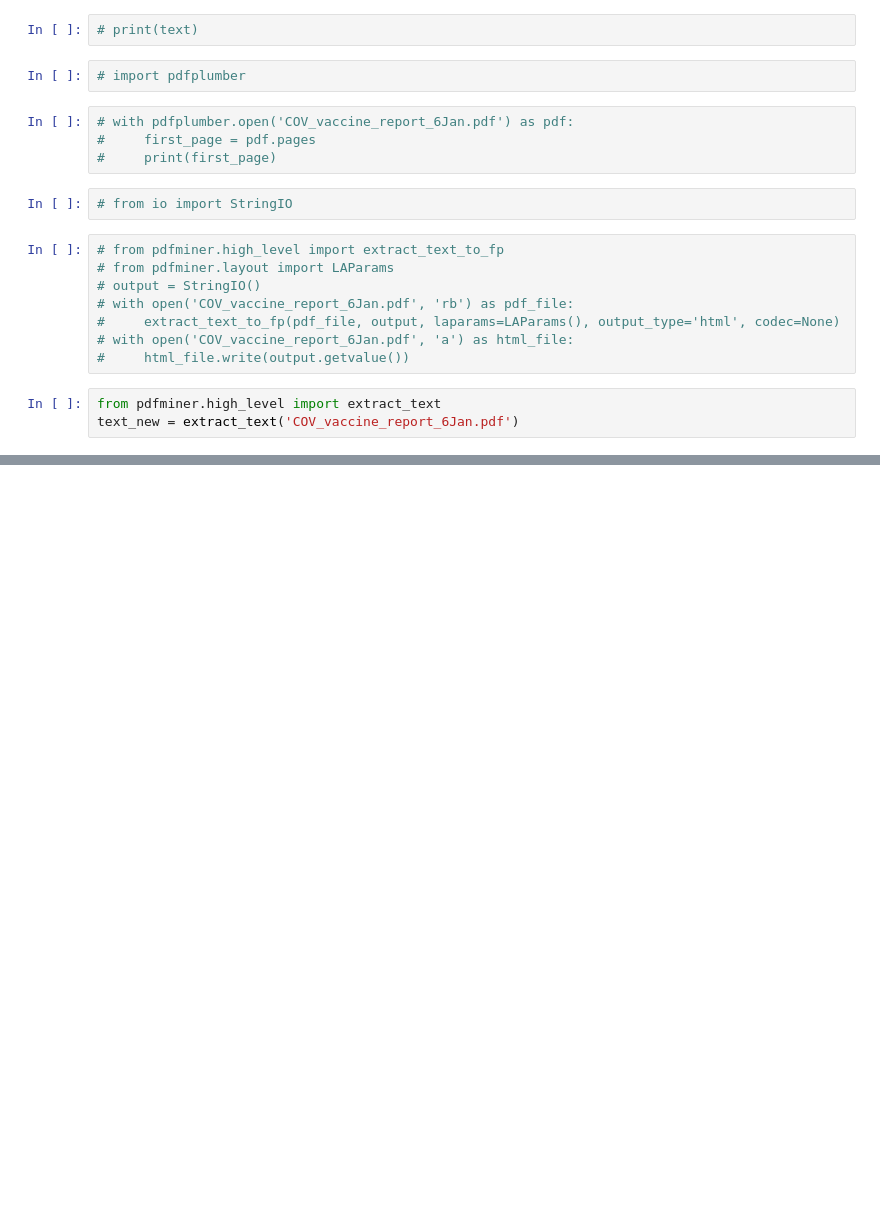
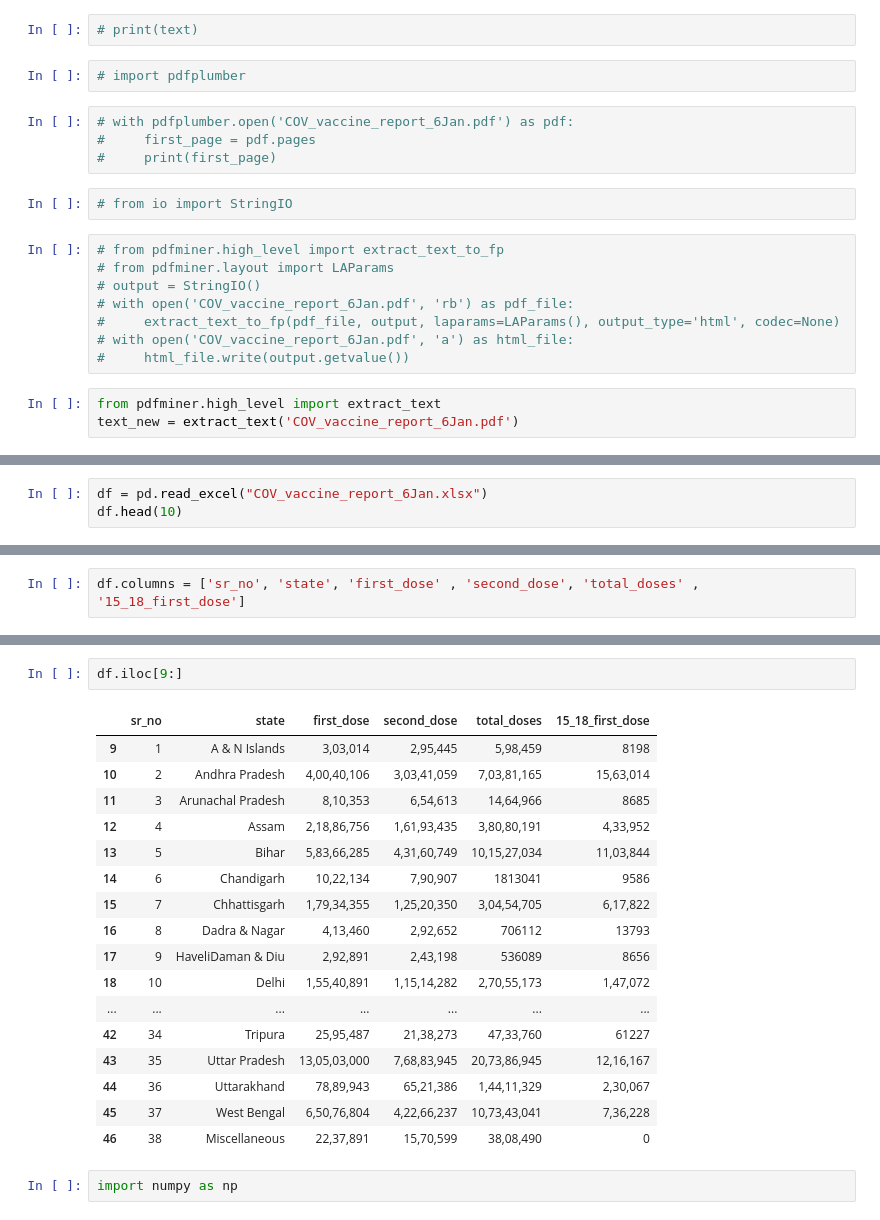
Before and after one commit to areenaarora/india-covid-analysis, a Jupyter notebook: vaccine-numbers.ipynb, the cells around one changed output, grey strips where cells are left out. Cells and saved outputs as stored; diff of their text form; blank space fills up the shorter version.

```diff
--- a/vaccine-numbers.ipynb
+++ b/vaccine-numbers.ipynb
@@ -68,0 +37,3 @@ Beneficiaries Vaccinated
+# %%
+df = pd.read_excel("COV_vaccine_report_6Jan.xlsx")
+df.head(10)
@@ -68,0 +68,2 @@ Beneficiaries Vaccinated
+# %%
+df.columns = ['sr_no', 'state', 'first_dose' , 'second_dose', 'total_doses' , '15_18_first_dose']
@@ -68,0 +95,22 @@ Beneficiaries Vaccinated
+# %%
+df.iloc[9:]
+# %% [output]
+|  | sr_no | state | first_dose | second_dose | total_doses | 15_18_first_dose |
+| 9 | 1 | A & N Islands | 3,03,014 | 2,95,445 | 5,98,459 | 8198 |
+| 10 | 2 | Andhra Pradesh | 4,00,40,106 | 3,03,41,059 | 7,03,81,165 | 15,63,014 |
+| 11 | 3 | Arunachal Pradesh | 8,10,353 | 6,54,613 | 14,64,966 | 8685 |
+| 12 | 4 | Assam | 2,18,86,756 | 1,61,93,435 | 3,80,80,191 | 4,33,952 |
+| 13 | 5 | Bihar | 5,83,66,285 | 4,31,60,749 | 10,15,27,034 | 11,03,844 |
+| 14 | 6 | Chandigarh | 10,22,134 | 7,90,907 | 1813041 | 9586 |
+| 15 | 7 | Chhattisgarh | 1,79,34,355 | 1,25,20,350 | 3,04,54,705 | 6,17,822 |
+| 16 | 8 | Dadra & Nagar | 4,13,460 | 2,92,652 | 706112 | 13793 |
+| 17 | 9 | HaveliDaman & Diu | 2,92,891 | 2,43,198 | 536089 | 8656 |
+| 18 | 10 | Delhi | 1,55,40,891 | 1,15,14,282 | 2,70,55,173 | 1,47,072 |
+| ... | ... | ... | ... | ... | ... | ... |
+| 42 | 34 | Tripura | 25,95,487 | 21,38,273 | 47,33,760 | 61227 |
+| 43 | 35 | Uttar Pradesh | 13,05,03,000 | 7,68,83,945 | 20,73,86,945 | 12,16,167 |
+| 44 | 36 | Uttarakhand | 78,89,943 | 65,21,386 | 1,44,11,329 | 2,30,067 |
+| 45 | 37 | West Bengal | 6,50,76,804 | 4,22,66,237 | 10,73,43,041 | 7,36,228 |
+| 46 | 38 | Miscellaneous | 22,37,891 | 15,70,599 | 38,08,490 | 0 |
+# %%
+import numpy as np
```
Also changed, not shown: parts of 10 cells of this notebook, 2 other files.
